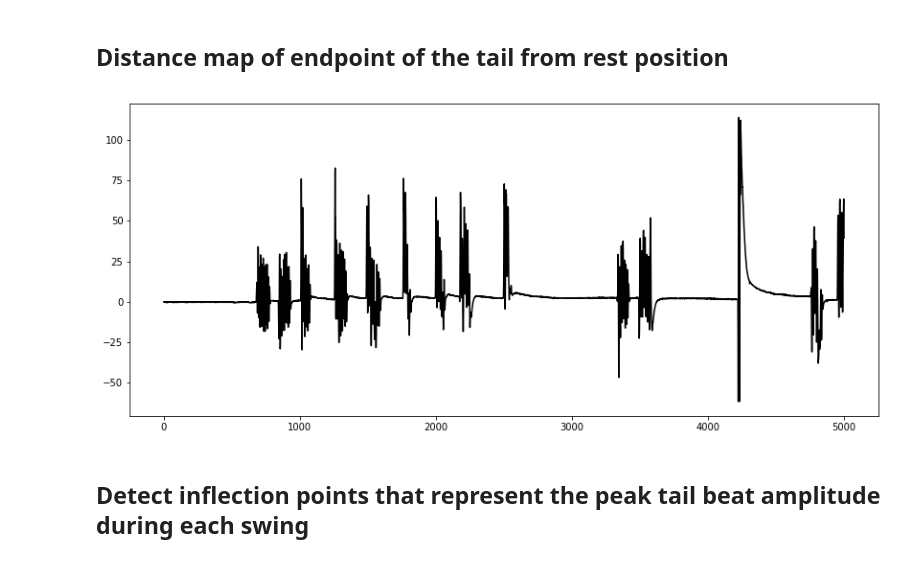
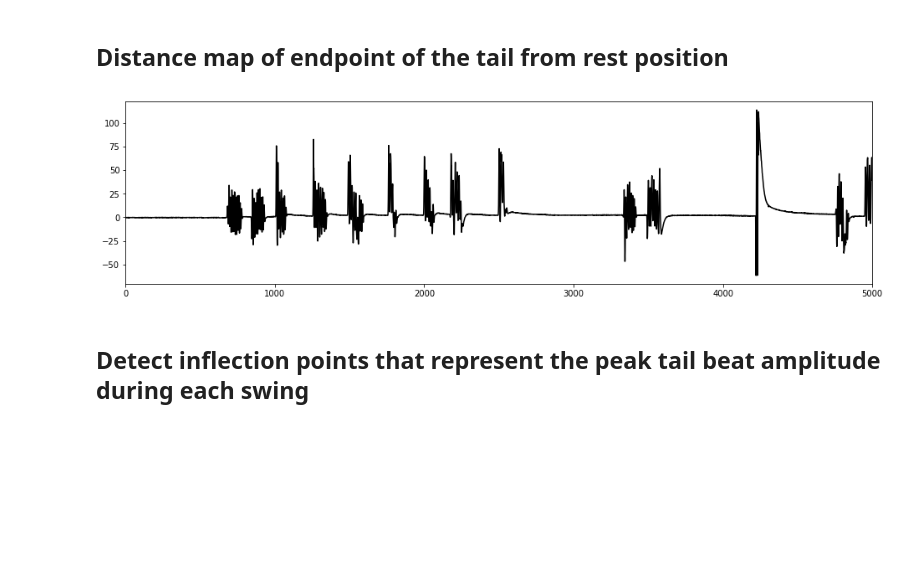
Before and after one commit to jchooch/tailtracker, a Jupyter notebook: getKinematicParameters.ipynb, the cells around one changed output. Saved outputs shown, nothing was run; the diff lists cells and outputs as text; code cells hidden in the pictures; blank space fills up the shorter version.

```diff
--- a/getKinematicParameters.ipynb
+++ b/getKinematicParameters.ipynb
@@ -50,20 +50,21 @@ saveas = 'boutkinematics.npz'
 # %%
 endRest = [np.median(endPoints[0]), np.median(endPoints[1])]
 
 distances = []
 d = 0
 for i in range(len(endPoints[0])-1):
     d +=  (endPoints[0][i+1] - endPoints[0][i+1]) + (endPoints[1][i+1] - endPoints[1][i])
 
     distances.append(d)
 
-plt.figure(figsize=[14,6])
+plt.figure(figsize=[16,4])
 
 plt.plot(distances, color='black')
+plt.xlim(0,len(distances))
 
 rectified = [abs(x) for x in distances]
 # %% [output]
-[figure, old version]
+[figure, new version]
 # %% [markdown]
 ## Detect inflection points that represent the peak tail beat amplitude during each swing
 # %%
```
Also changed, not shown: parts of 4 cells of this notebook, 1 other file.
